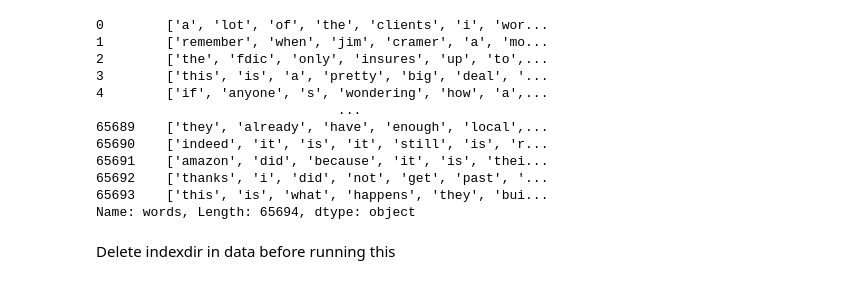
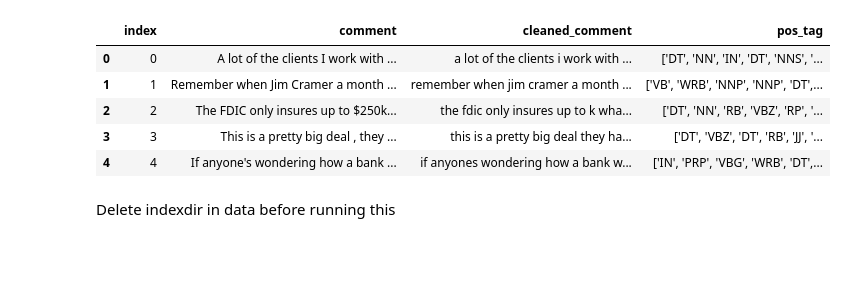
Before and after one commit to krishnadheerajkrovi/CSCI544_NLP_Project, a Jupyter notebook: similarity.ipynb, the cells around one changed output. Drawn from its saved outputs; the diff is of its cells as text; code cells hidden in the pictures; blank space fills up the shorter version.

```diff
--- a/similarity.ipynb
+++ b/similarity.ipynb
@@ -37,17 +41,11 @@ news_dataset = pd.read_csv('/Project/data/pos_tags_dataset_bw.csv',header=0)
 # news_dataset = pd.read_csv('data/pos_tags_dataset.csv',header=0)
 # labels = pd.read_csv('data/comments_model1_outputs.txt',header=None)
 # %%
-news_dataset['words']
+news_dataset.head()
 # %% [output]
-0        ['a', 'lot', 'of', 'the', 'clients', 'i', 'wor...
-1        ['remember', 'when', 'jim', 'cramer', 'a', 'mo...
-2        ['the', 'fdic', 'only', 'insures', 'up', 'to',...
-3        ['this', 'is', 'a', 'pretty', 'big', 'deal', '...
-4        ['if', 'anyone', 's', 'wondering', 'how', 'a',...
-                               ...
-65689    ['they', 'already', 'have', 'enough', 'local',...
-65690    ['indeed', 'it', 'is', 'it', 'still', 'is', 'r...
-65691    ['amazon', 'did', 'because', 'it', 'is', 'thei...
-65692    ['thanks', 'i', 'did', 'not', 'get', 'past', '...
-65693    ['this', 'is', 'what', 'happens', 'they', 'bui...
-Name: words, Length: 65694, dtype: object
+|  | index | comment | cleaned_comment | pos_tag |
+| 0 | 0 | A lot of the clients I work with ... | a lot of the clients i work with ... | ['DT', 'NN', 'IN', 'DT', 'NNS', '... |
+| 1 | 1 | Remember when Jim Cramer a month ... | remember when jim cramer a month ... | ['VB', 'WRB', 'NNP', 'NNP', 'DT',... |
+| 2 | 2 | The FDIC only insures up to $250k... | the fdic only insures up to k wha... | ['DT', 'NN', 'RB', 'VBZ', 'RP', '... |
+| 3 | 3 | This is a pretty big deal , they ... | this is a pretty big deal they ha... | ['DT', 'VBZ', 'DT', 'RB', 'JJ', '... |
+| 4 | 4 | If anyone's wondering how a bank ... | if anyones wondering how a bank w... | ['IN', 'PRP', 'VBG', 'WRB', 'DT',... |
```
Also changed, not shown: parts of 11 cells of this notebook, 3 other files.
